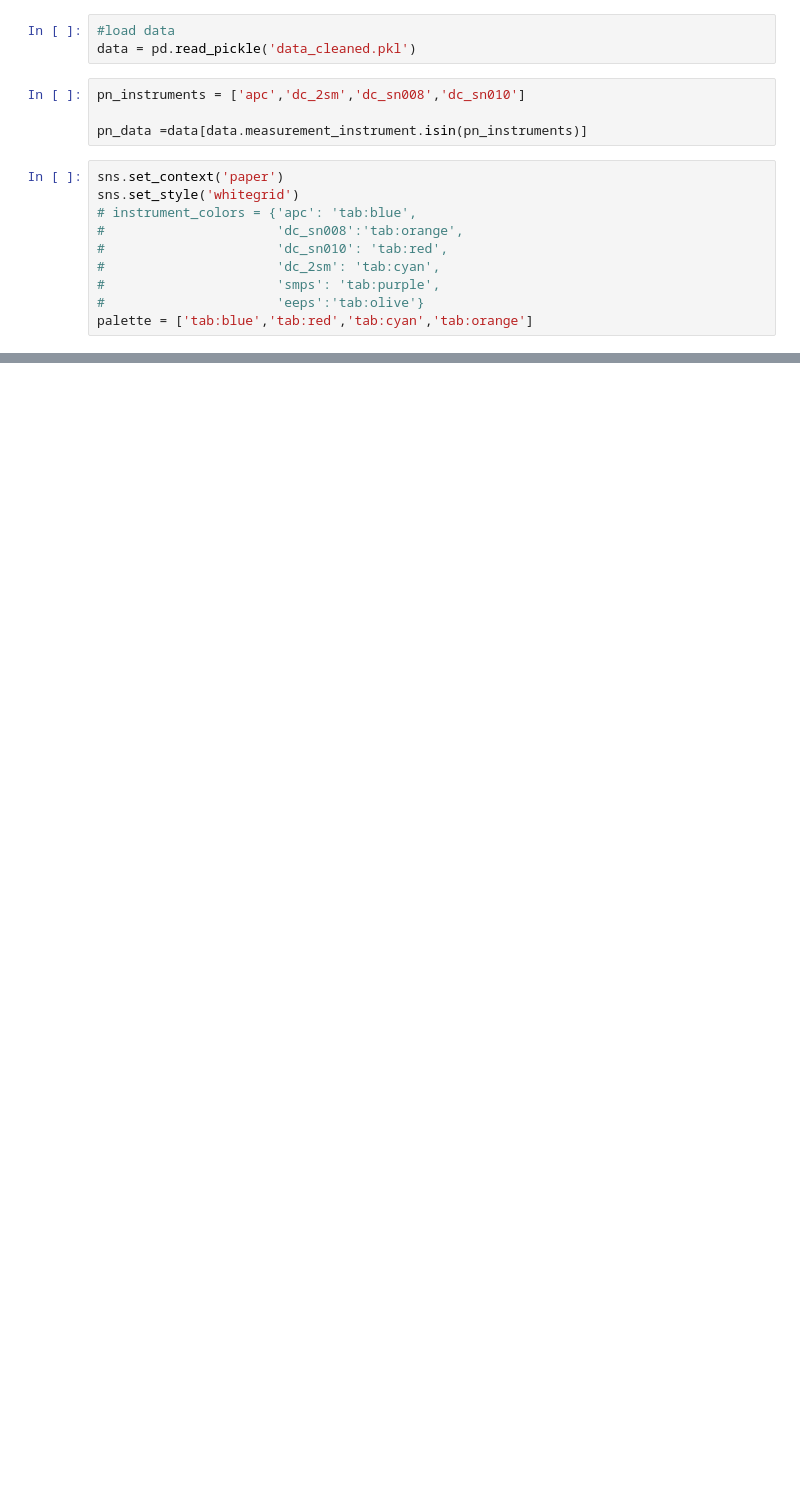
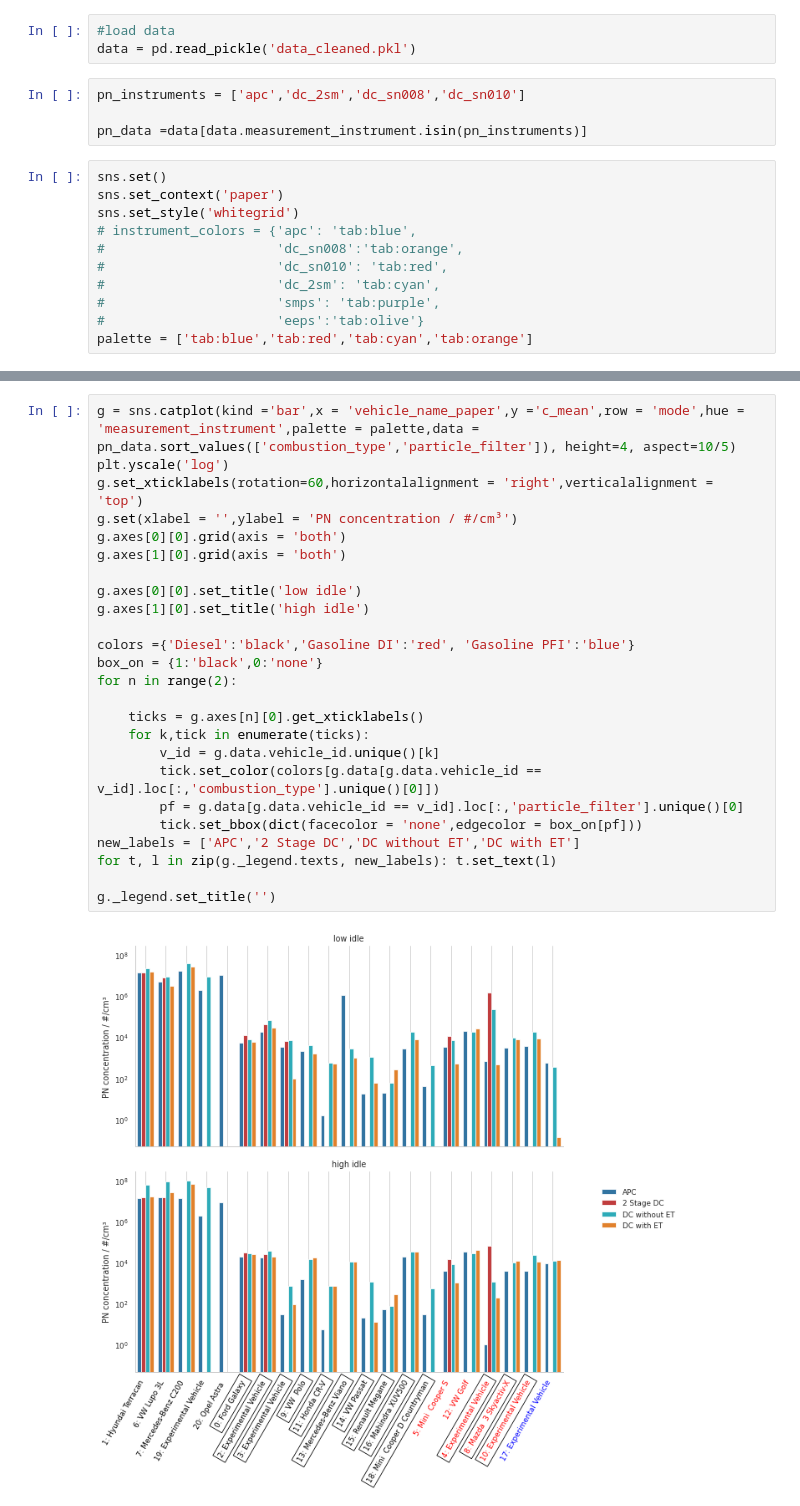
Before and after one commit to M011190B/PTI_measurement_data_evalutation, a Jupyter notebook: PN_plots.ipynb, the cells around one changed output, grey strips where cells are left out. Drawn from its saved outputs; the diff is of its cells as text; blank space fills up the shorter version.

Commit message:
made PN plots and tick styles

```diff
--- a/PN_plots.ipynb
+++ b/PN_plots.ipynb
@@ -11,6 +12,7 @@ pn_instruments = ['apc','dc_2sm','dc_sn008','dc_sn010']
 
 pn_data =data[data.measurement_instrument.isin(pn_instruments)]
 # %%
+sns.set()
 sns.set_context('paper')
 sns.set_style('whitegrid')
 # instrument_colors = {'apc': 'tab:blue',
@@ -43,0 +25,27 @@ array(['Diesel', 'Gasoline DI', 'Gasoline PFI'], dtype=object)
+# %%
+g = sns.catplot(kind ='bar',x = 'vehicle_name_paper',y ='c_mean',row = 'mode',hue = 'measurement_instrument',palette = palette,data = pn_data.sort_values(['combustion_type','particle_filter']), height=4, aspect=10/5)
+plt.yscale('log')
+g.set_xticklabels(rotation=60,horizontalalignment = 'right',verticalalignment = 'top')
+g.set(xlabel = '',ylabel = 'PN concentration / #/cm³')
+g.axes[0][0].grid(axis = 'both')
+g.axes[1][0].grid(axis = 'both')
+
+g.axes[0][0].set_title('low idle')
+g.axes[1][0].set_title('high idle')
+
+colors ={'Diesel':'black','Gasoline DI':'red', 'Gasoline PFI':'blue'}
+box_on = {1:'black',0:'none'}
+for n in range(2):
+
+    ticks = g.axes[n][0].get_xticklabels()
+    for k,tick in enumerate(ticks):
+        v_id = g.data.vehicle_id.unique()[k]
+        tick.set_color(colors[g.data[g.data.vehicle_id ==  v_id].loc[:,'combustion_type'].unique()[0]])
+        pf = g.data[g.data.vehicle_id == v_id].loc[:,'particle_filter'].unique()[0]
+        tick.set_bbox(dict(facecolor = 'none',edgecolor = box_on[pf]))
+new_labels = ['APC','2 Stage DC','DC without ET','DC with ET']
+for t, l in zip(g._legend.texts, new_labels): t.set_text(l)
+
+g._legend.set_title('')
+# %% [output]
+[figure, added]
```
Also changed, not shown: parts of 4 cells of this notebook.
